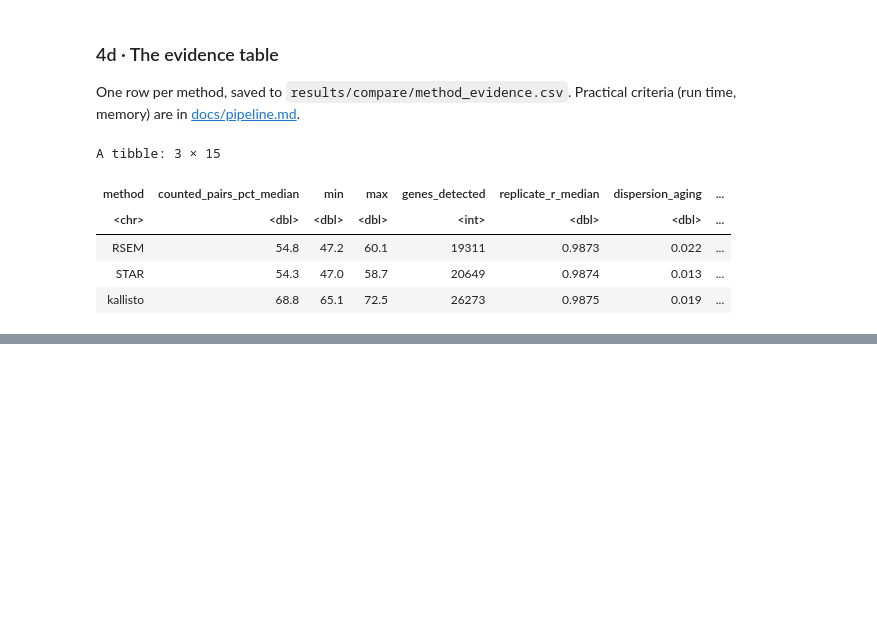
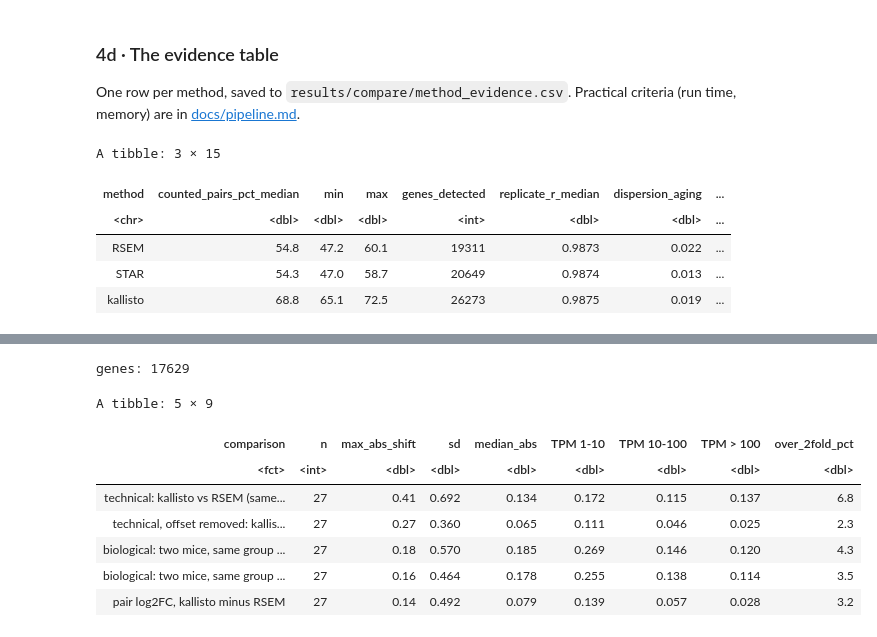
Before and after one commit to Jeffateth/RNAseq_aging, a Jupyter notebook: notebooks/04_compare_methods.ipynb, the cells around one changed output, grey strips where cells are left out. Drawn from its saved outputs; the diff is of its cells as text; code cells hidden in the pictures; blank space fills up the shorter version.

```diff
--- a/notebooks/04_compare_methods.ipynb
+++ b/notebooks/04_compare_methods.ipynb
@@ -237,0 +246,15 @@ A tibble: 3 × 15
+# %%
+# TPM of kallisto and RSEM on the same genes and mice; one row per kind of comparison
+v <- tpm_variation(txi$abundance[ids, ], rsem$abundance[ids, ], samples)
+var_tab <- tpm_variation_table(v)
+cat('genes:', v$genes, '\n'); var_tab
+# %% [output]
+genes: 17629
+A tibble: 5 × 9
+| comparison | n | max_abs_shift | sd | median_abs | TPM 1-10 | TPM 10-100 | TPM > 100 | over_2fold_pct |
+| <fct> | <int> | <dbl> | <dbl> | <dbl> | <dbl> | <dbl> | <dbl> | <dbl> |
+| technical: kallisto vs RSEM (same... | 27 | 0.41 | 0.692 | 0.134 | 0.172 | 0.115 | 0.137 | 6.8 |
+| technical, offset removed: kallis... | 27 | 0.27 | 0.360 | 0.065 | 0.111 | 0.046 | 0.025 | 2.3 |
+| biological: two mice, same group ... | 27 | 0.18 | 0.570 | 0.185 | 0.269 | 0.146 | 0.120 | 4.3 |
+| biological: two mice, same group ... | 27 | 0.16 | 0.464 | 0.178 | 0.255 | 0.138 | 0.114 | 3.5 |
+| pair log2FC, kallisto minus RSEM | 27 | 0.14 | 0.492 | 0.079 | 0.139 | 0.057 | 0.028 | 3.2 |
```
Also changed, not shown: parts of 7 cells of this notebook, 12 other files.
